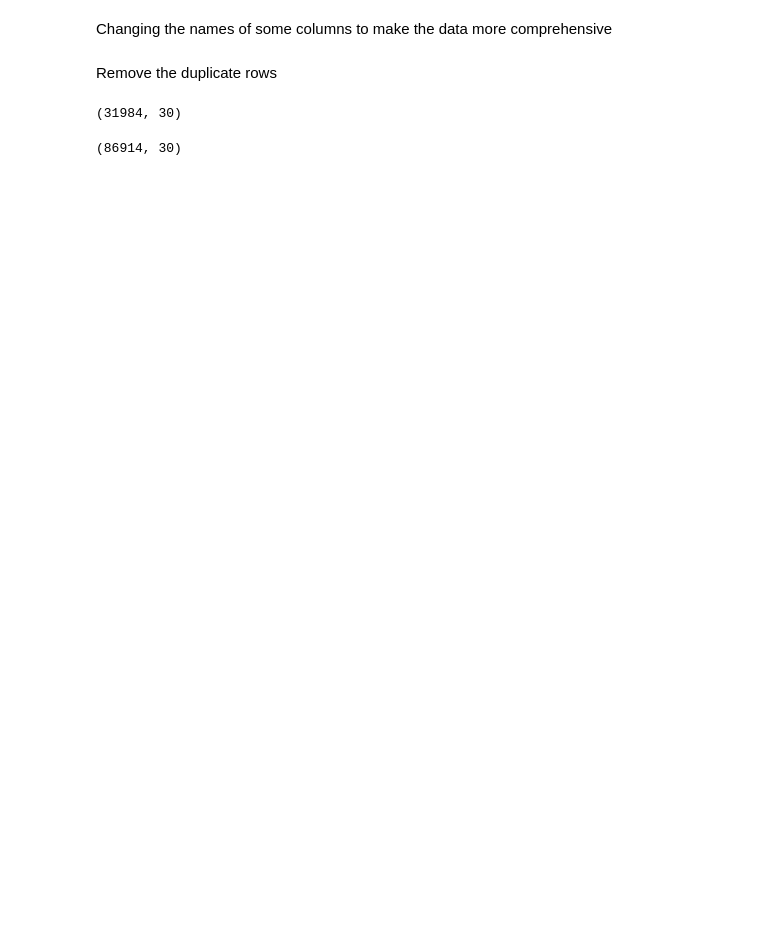
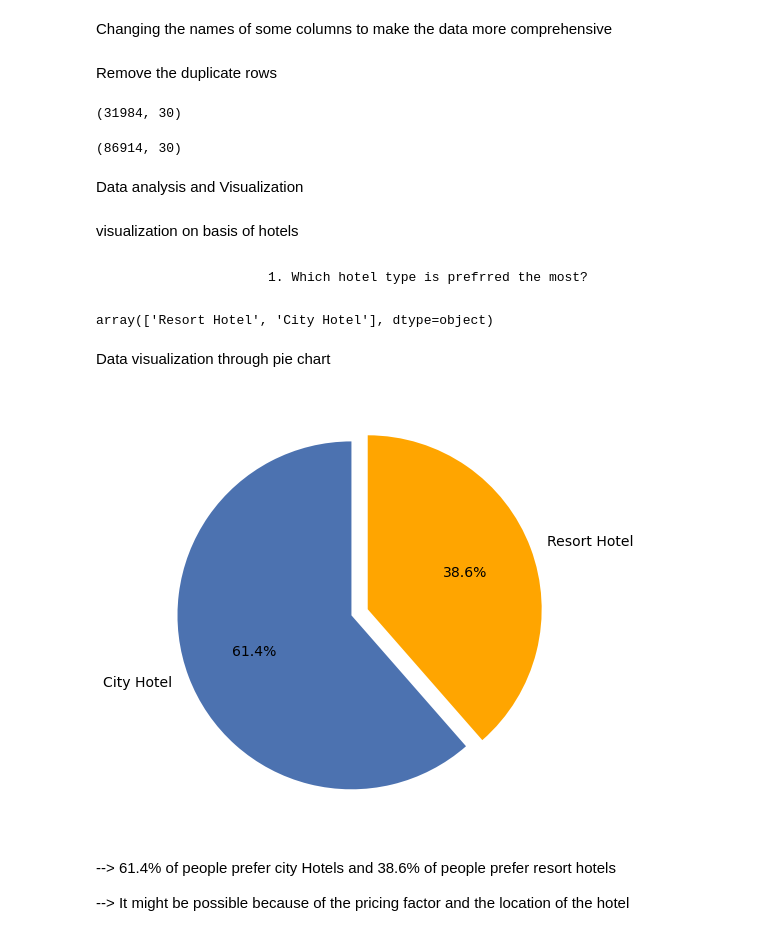
Before and after one commit to SomyaH99/Data_analysis_0f_Hotel_bookings, a Jupyter notebook: Hotel_Booking_Analysis_Capstone_Project.ipynb, the cells around one changed output. Drawn from its saved outputs; the diff is of its cells as text; code cells hidden in the pictures; blank space fills up the shorter version.

```diff
--- a/Hotel_Booking_Analysis_Capstone_Project.ipynb
+++ b/Hotel_Booking_Analysis_Capstone_Project.ipynb
@@ -165,6 +185,11 @@ Changing the data type of the required column
 # %%
 # changing the datatype of childern column and reservation_status_date column
-df['children'] = df['children']. astype('int64')
+df['children'] = df['children'].astype('int64')
 df['reservation_status_date'] = df['reservation_status_date'].apply(lambda x : datetime.strptime(x,'%Y-%m-%d'))
+df['arrival_date_year'] = df['arrival_date_year'].astype('str')
+df['arrival_date_month']= df['arrival_date_month'].astype('str')
+df['arrival_date_day_of_month']=df['arrival_date_day_of_month'].astype('str')
+df['is_canceled'] = df['is_canceled'].astype('str')
+df['is_repeated_guest'] = df['is_repeated_guest'].astype('str')
 # %% [markdown]
 Changing the names of some columns to make the data more comprehensive
@@ -173,3 +196,11 @@ Changing the names of some columns to make the data more comprehensive
+# %%
+# changing names of some columns
+df.columns = ['hotel','booking_cancel_status','lead_time','arrival_date_year','arrival_date_month','arrival_date_week_number','arrival_date_day_of_month',
+             'stays_in_weekend_nights','stays_in_week_nights','no_of_adults','no_of_children','no_of_babies','meal_type','country','market_segment',
+             'distribution_channel','repeated_guest_status','no_of_previous_cancellations','no_of_previous_booking_not_cancelled',
+             'reserved_room_type','assigned_room_type','no_of_booking_changes','deposit_type',
+             'no_of_days_in_waiting_list','customer_type','average_daily_rate','required_no_of_car_parking_space',
+             'total_no_of_special_requests','reservation_status','reservation_status_date']
 # %% [markdown]
 Remove the duplicate rows
 # %%
@@ -184,5 +215,43 @@ df.drop_duplicates(inplace = True)
 df.shape
 # %% [output]
 (86914, 30)
+# %% [markdown]
+Data analysis and Visualization
+# %% [markdown]
+visualization on basis of hotels
+# %% [markdown]
+                        1. Which hotel type is prefrred the most?
+# %%
+# Unique values in the hotel column
+df['hotel'].unique()
+# %% [output]
+array(['Resort Hotel', 'City Hotel'], dtype=object)
+# %% [markdown]
+Data visualization through pie chart
+# %%
+# Enlarging the pie chart
+plt.rcParams['figure.figsize'] = 8,8
+
+# Indexing labels. tolist() will convert the index to list for easy manipulation
+labels = df['hotel'].value_counts().index.tolist()
+
+# Convert value counts to list
+sizes = df['hotel'].value_counts().tolist()
+
+# As the name suggest, explode will determine how much each section is separated from each other
+explode = (0, 0.1)
+
+# Determine colour of pie chart
+colors = ['#4c72b0', 'orange']
+
+plt.pie(sizes, explode=explode, labels=labels, colors=colors, autopct='%1.1f%%',startangle=90, textprops={'fontsize': 14})
+plt.show()
+# %% [output]
+[figure, added]
+# %% [markdown]
+--> 61.4% of people prefer city Hotels
+and 38.6% of people prefer resort hotels
+
+--> It might be possible because of the pricing factor and the location of the hotel
 # %%
 # df.groupby(['arrival_date_year','arrival_date_month']).count()
```
Also changed, not shown: parts of 3 cells of this notebook.
